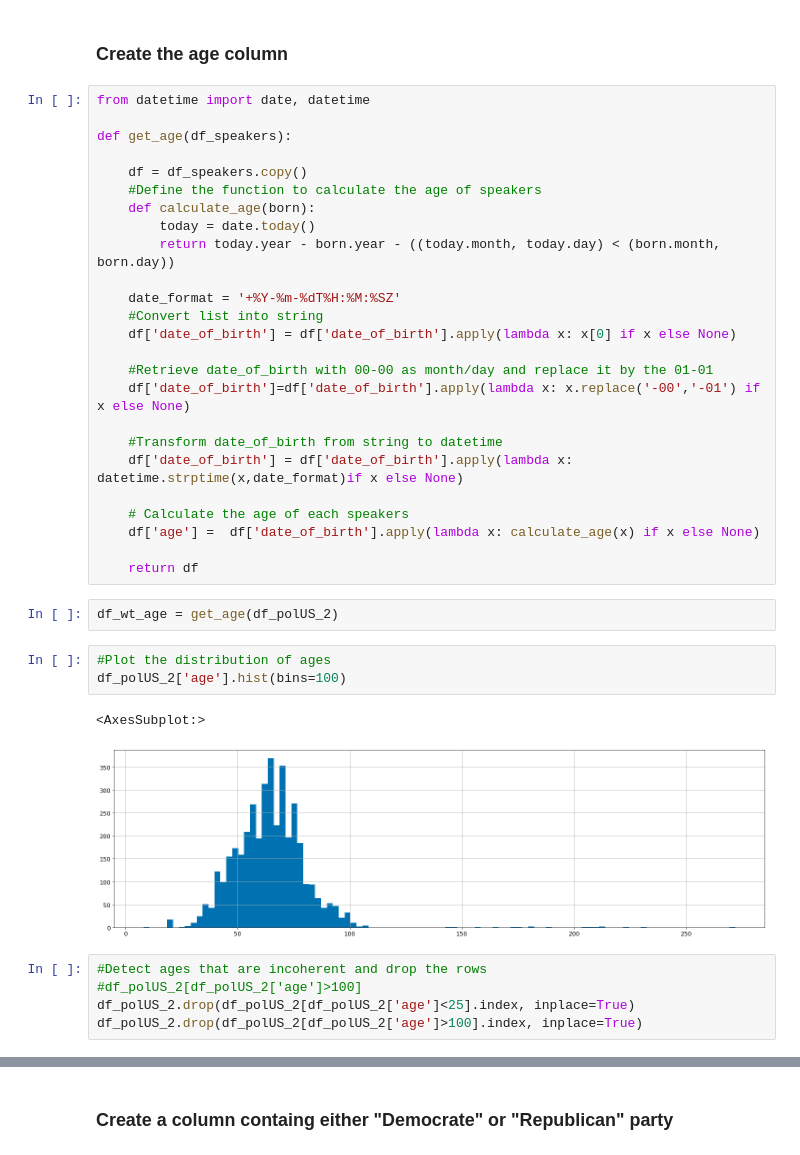
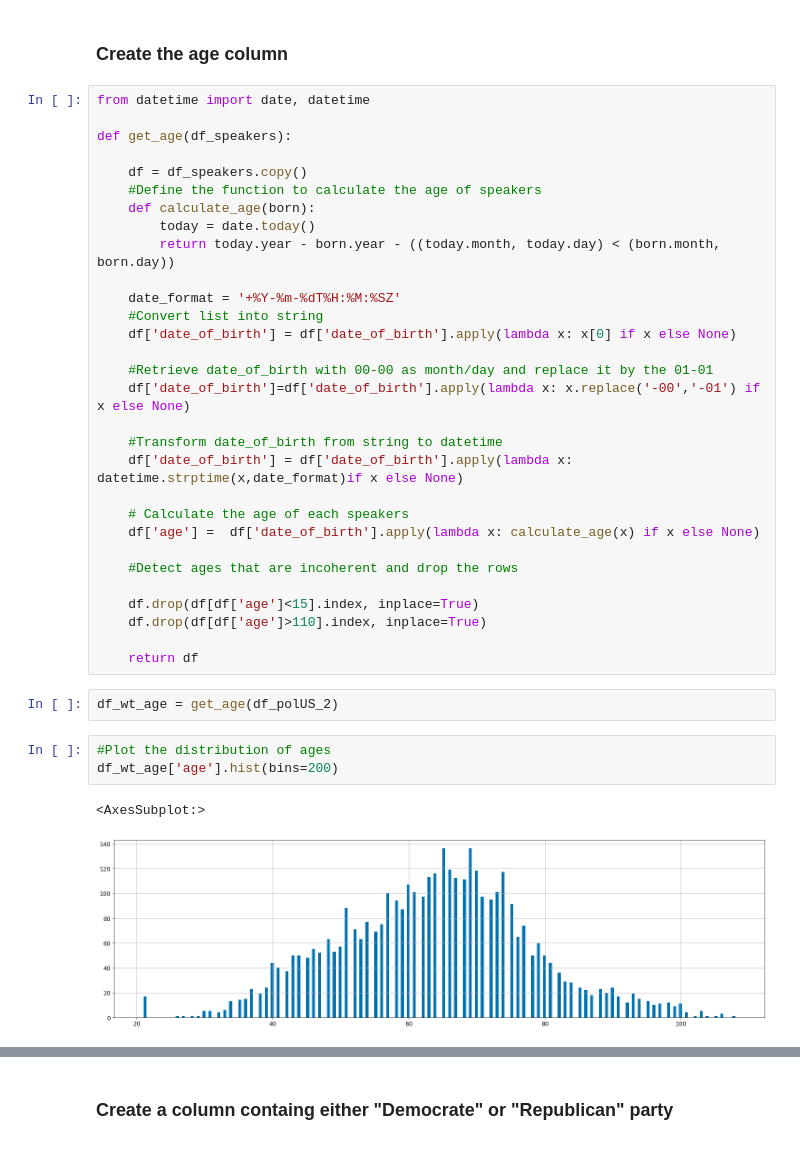
Before and after one commit to epfl-ada/ada-2021-project-adacadabra, a Jupyter notebook: ANALYSIS/Aggregation_political.ipynb, the cells around one changed output, grey strips where cells are left out. Drawn from its saved outputs; the diff is of its cells as text.

```diff
--- a/ANALYSIS/Aggregation_political.ipynb
+++ b/ANALYSIS/Aggregation_political.ipynb
@@ -68,41 +68,41 @@ df_polUS_2
 4351 rows × 20 columns
 # %% [markdown]
 ### Create the age column
-# %%
-from datetime import date, datetime
-
-def get_age(df_speakers):
-
-    df = df_speakers.copy()
-    #Define the function to calculate the age of speakers
-    def calculate_age(born):
-        today = date.today()
-        return today.year - born.year - ((today.month, today.day) < (born.month, born.day))
-
-    date_format = '+%Y-%m-%dT%H:%M:%SZ'
-    #Convert list into string
-    df['date_of_birth'] = df['date_of_birth'].apply(lambda x: x[0] if x else None)
-
-    #Retrieve date_of_birth with 00-00 as month/day and replace it by the 01-01
-    df['date_of_birth']=df['date_of_birth'].apply(lambda x: x.replace('-00','-01') if x else None)
-
-    #Transform date_of_birth from string to datetime
-    df['date_of_birth'] = df['date_of_birth'].apply(lambda x: datetime.strptime(x,date_format)if x else None)
-
-    # Calculate the age of each speakers
-    df['age'] =  df['date_of_birth'].apply(lambda x: calculate_age(x) if x else None)
-
-    return df
-# %%
-df_wt_age = get_age(df_polUS_2)
+# %%
+from datetime import date, datetime
+
+def get_age(df_speakers):
+
+    df = df_speakers.copy()
+    #Define the function to calculate the age of speakers
+    def calculate_age(born):
+        today = date.today()
+        return today.year - born.year - ((today.month, today.day) < (born.month, born.day))
+
+    date_format = '+%Y-%m-%dT%H:%M:%SZ'
+    #Convert list into string
+    df['date_of_birth'] = df['date_of_birth'].apply(lambda x: x[0] if x else None)
+
+    #Retrieve date_of_birth with 00-00 as month/day and replace it by the 01-01
+    df['date_of_birth']=df['date_of_birth'].apply(lambda x: x.replace('-00','-01') if x else None)
+
+    #Transform date_of_birth from string to datetime
+    df['date_of_birth'] = df['date_of_birth'].apply(lambda x: datetime.strptime(x,date_format)if x else None)
+
+    # Calculate the age of each speakers
+    df['age'] =  df['date_of_birth'].apply(lambda x: calculate_age(x) if x else None)
+
+    #Detect ages that are incoherent and drop the rows
+
+    df.drop(df[df['age']<15].index, inplace=True)
+    df.drop(df[df['age']>110].index, inplace=True)
+
+    return df
+# %%
+df_wt_age = get_age(df_polUS_2)
 # %%
 #Plot the distribution of ages
-df_polUS_2['age'].hist(bins=100)
+df_wt_age['age'].hist(bins=200)
 # %% [output]
 <AxesSubplot:>
-[figure, old version]
+[figure, new version]
-# %%
-#Detect ages that are incoherent and drop the rows
-#df_polUS_2[df_polUS_2['age']>100]
-df_polUS_2.drop(df_polUS_2[df_polUS_2['age']<25].index, inplace=True)
-df_polUS_2.drop(df_polUS_2[df_polUS_2['age']>100].index, inplace=True)
```
Also changed, not shown: parts of 9 cells of this notebook.
